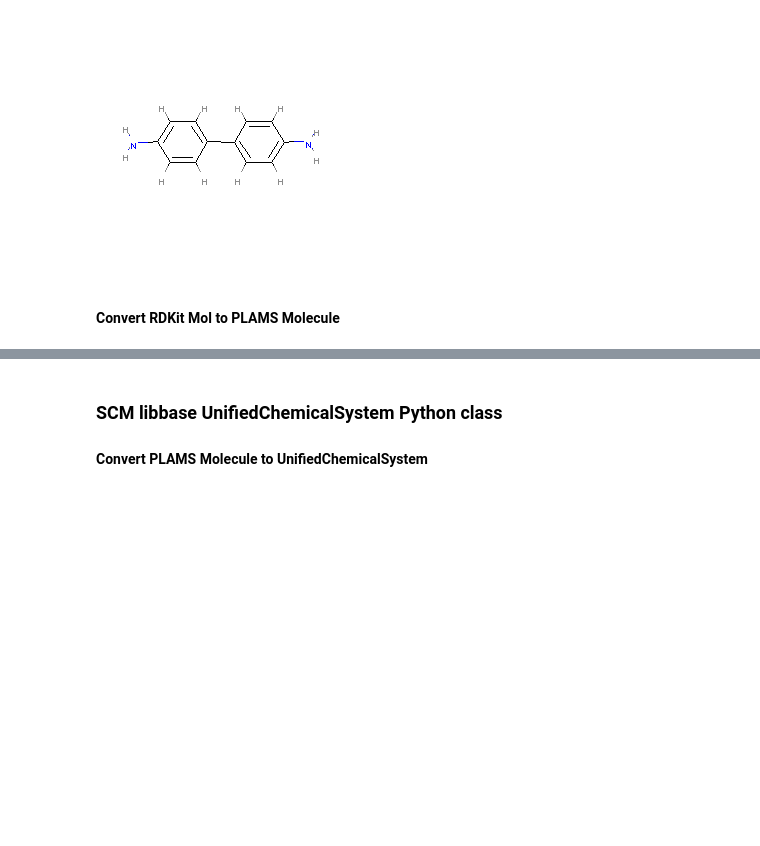
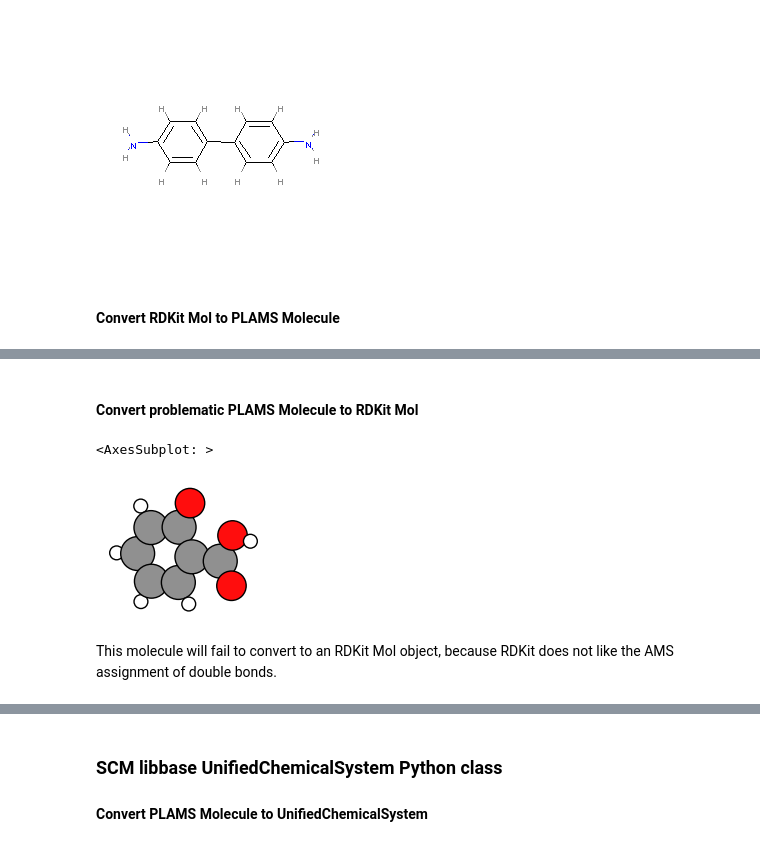
Before and after one commit to patrickmelix/PLAMS, a Jupyter notebook: examples/MoleculeFormats/MoleculeFormats.ipynb, the cells around one changed output, grey strips where cells are left out. Saved outputs shown, nothing was run; the diff lists cells and outputs as text; code cells hidden in the pictures; blank space fills up the shorter version.

```diff
--- a/examples/MoleculeFormats/MoleculeFormats.ipynb
+++ b/examples/MoleculeFormats/MoleculeFormats.ipynb
@@ -11,6 +11,7 @@ from pathlib import Path
 AMSHOME = os.environ["AMSHOME"]
 cif_file = f"{AMSHOME}/atomicdata/Molecules/IZA-Zeolites/ABW.cif"
 xyz_file = f"{AMSHOME}/scripting/scm/params/examples/benchmark/ISOL6/e_13.xyz"
+badxyz_file = f"{AMSHOME}/scripting/scm/plams/unit_tests/xyz/reactant2.xyz"
 
 assert Path(cif_file).exists(), f"{cif_file} does not exist."
 assert Path(xyz_file).exists(), f"{xyz_file} does not exist."
@@ -231,0 +233,11 @@ type(mol)=<class 'scm.plams.mol.molecule.Molecule'>
+# %% [markdown]
+#### Convert problematic PLAMS Molecule to RDKit Mol
+# %%
+mol = Molecule(badxyz_file)
+mol.guess_bonds()
+plot_molecule(mol)
+# %% [output]
+<AxesSubplot: >
+[figure, added]
+# %% [markdown]
+This molecule will fail to convert to an RDKit Mol object, because RDKit does not like the AMS assignment of double bonds.
```
Also changed, not shown: parts of 11 cells of this notebook, 9 other files.
